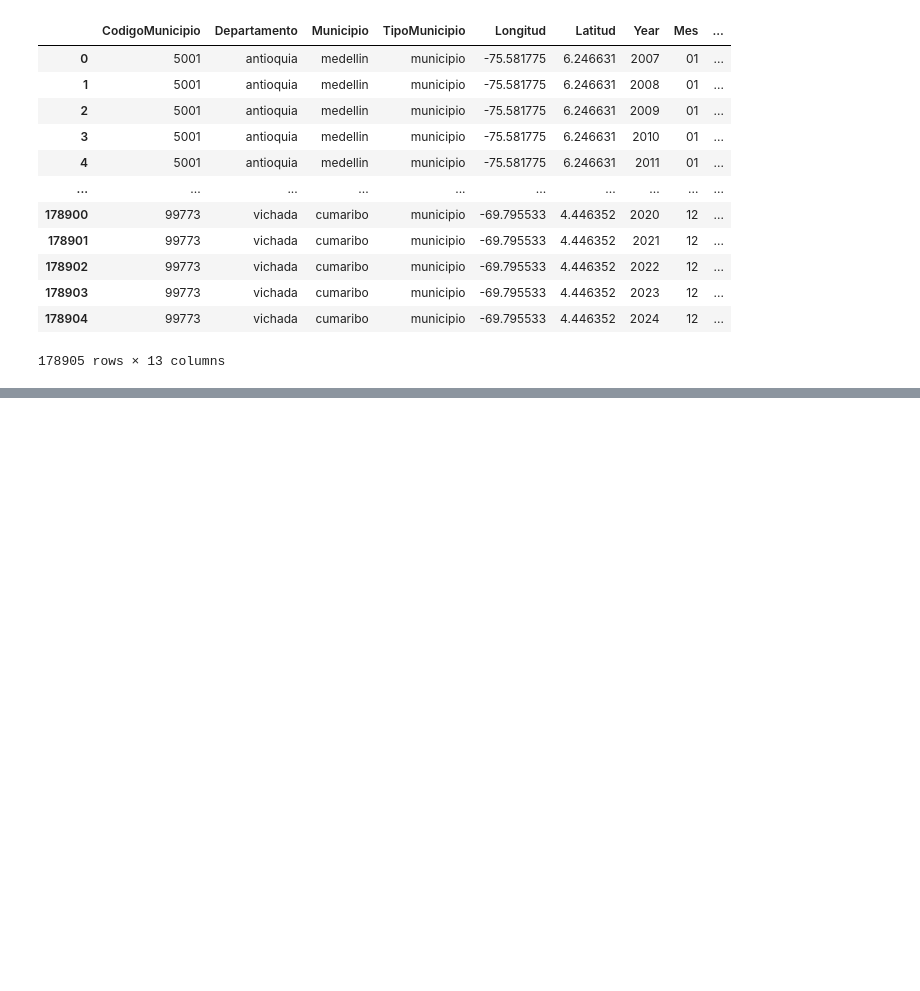
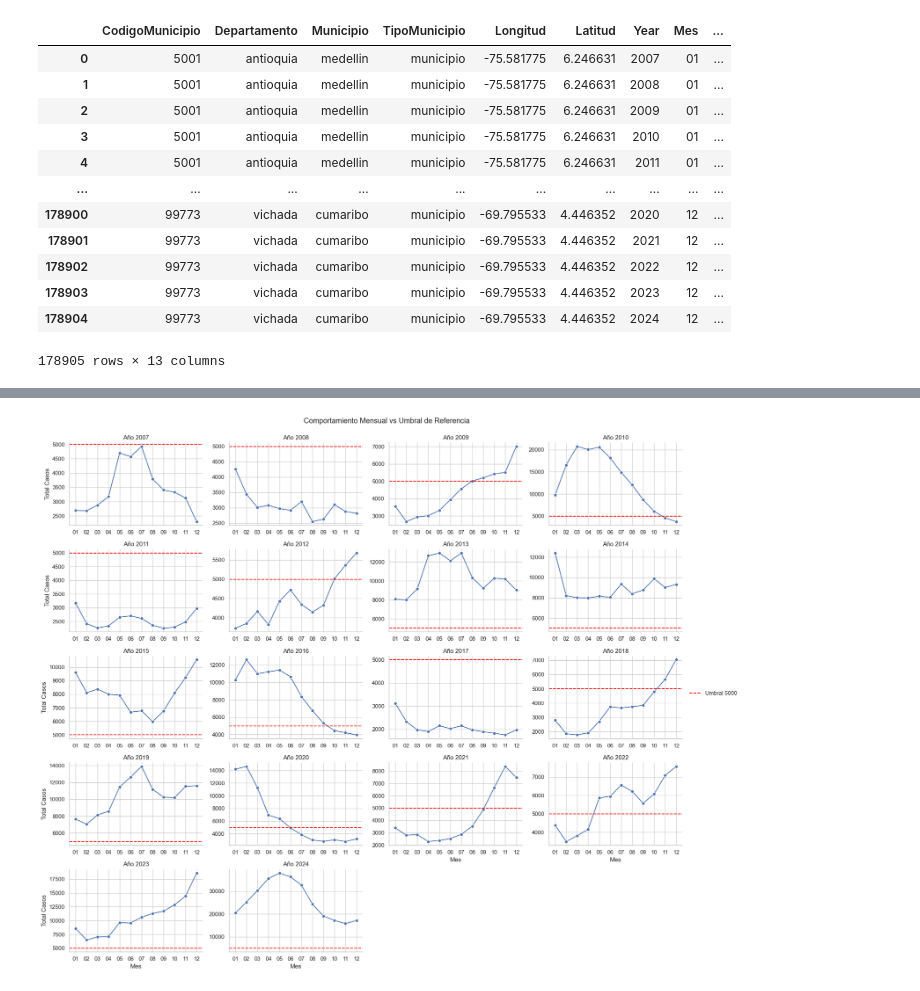
Before and after one commit to SergioSG24/aedes_prototype, a Jupyter notebook: BaseDengue.ipynb, the cells around one changed output, grey strips where cells are left out. Drawn from its saved outputs; the diff is of its cells as text; code cells hidden in the pictures; blank space fills up the shorter version.

```diff
--- a/BaseDengue.ipynb
+++ b/BaseDengue.ipynb
@@ -235,0 +390,4 @@ Length: 3, dtype: str
+# %%
+frecuencia_mensual_con_umbral(df)
+# %% [output]
+[figure, added]
```
Also changed, not shown: parts of 12 cells of this notebook.
